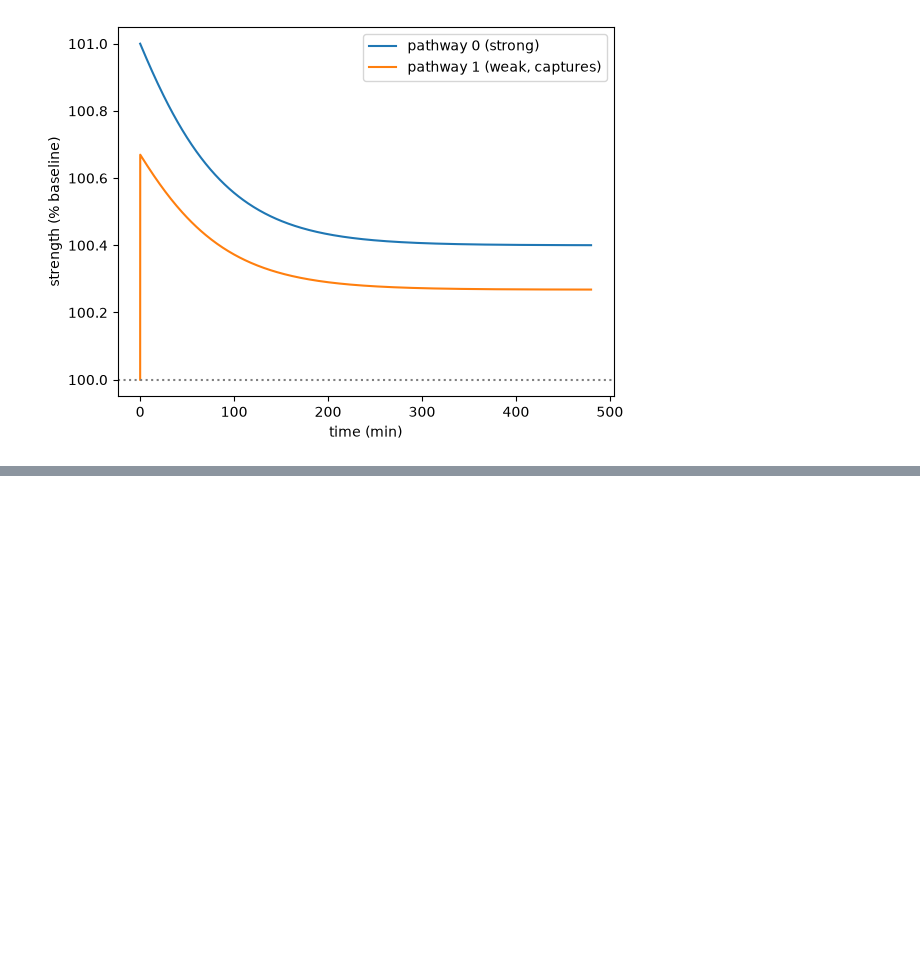
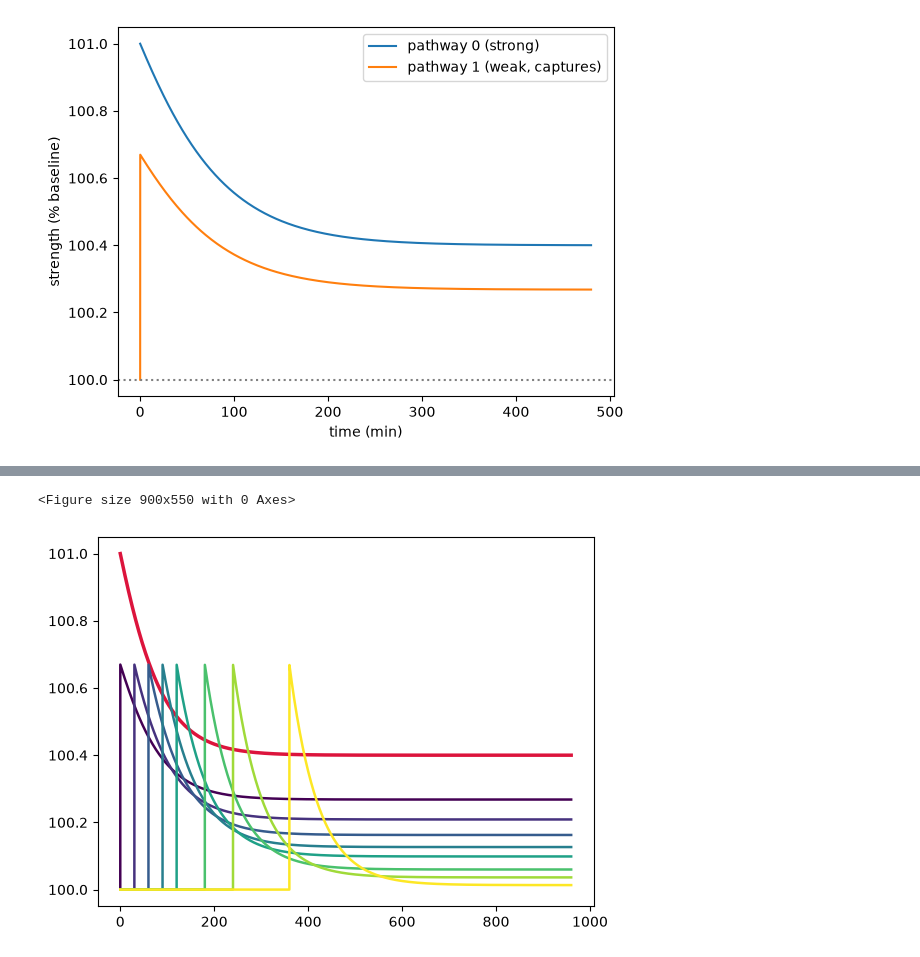
Before and after one commit to AVenkedesh/Long-Term-Potentiation-ODE-Model, a Jupyter notebook: src/validation.ipynb, the cells around one changed output, grey strips where cells are left out. Drawn from its saved outputs; the diff is of its cells as text; code cells hidden in the pictures; blank space fills up the shorter version.

```diff
--- a/src/validation.ipynb
+++ b/src/validation.ipynb
@@ -120,0 +129,29 @@ plt.legend(); plt.show()
+# %%
+delays = [0, 30, 60, 90, 120, 180, 240, 360]
+results = []
+
+plt.figure(figsize=(9, 5.5))
+cmap = plt.cm.viridis
+strong_plotted = False
+# %% [output]
+<Figure size 900x550 with 0 Axes>
+# %%
+for k, d in enumerate(delays):
+    neuron = Neuron([Dendrite(TAU_T, TAU_E, BETA), Dendrite(TAU_T, TAU_E, BETA)], Soma(TAU_P), S_BASE)
+
+    events = [
+        {"time": 0,     "type": "strong", "i": 0,
+         "s": S_TAG, "e": S_EARLY, "P": S_PRODUCT},
+        {"time": d, "type": "weak",   "i": 1,
+         "s": W_TAG, "e": W_EARLY},
+    ]
+    t, y = neuron.run(events, 960)
+    results.append(y[5][-1])
+
+    s0, s1 = neuron.strengths(y)
+    if not strong_plotted:
+        plt.plot(t, s0, color="crimson", lw=2.5, label="pathway 0 (strong)")
+        strong_plotted = True
+    plt.plot(t, s1, color=cmap(k / (len(delays) - 1)), lw=1.8, label=f"weak, delay {d} min")
+# %% [output]
+[figure, added]
```
Also changed, not shown: parts of 4 cells of this notebook.
